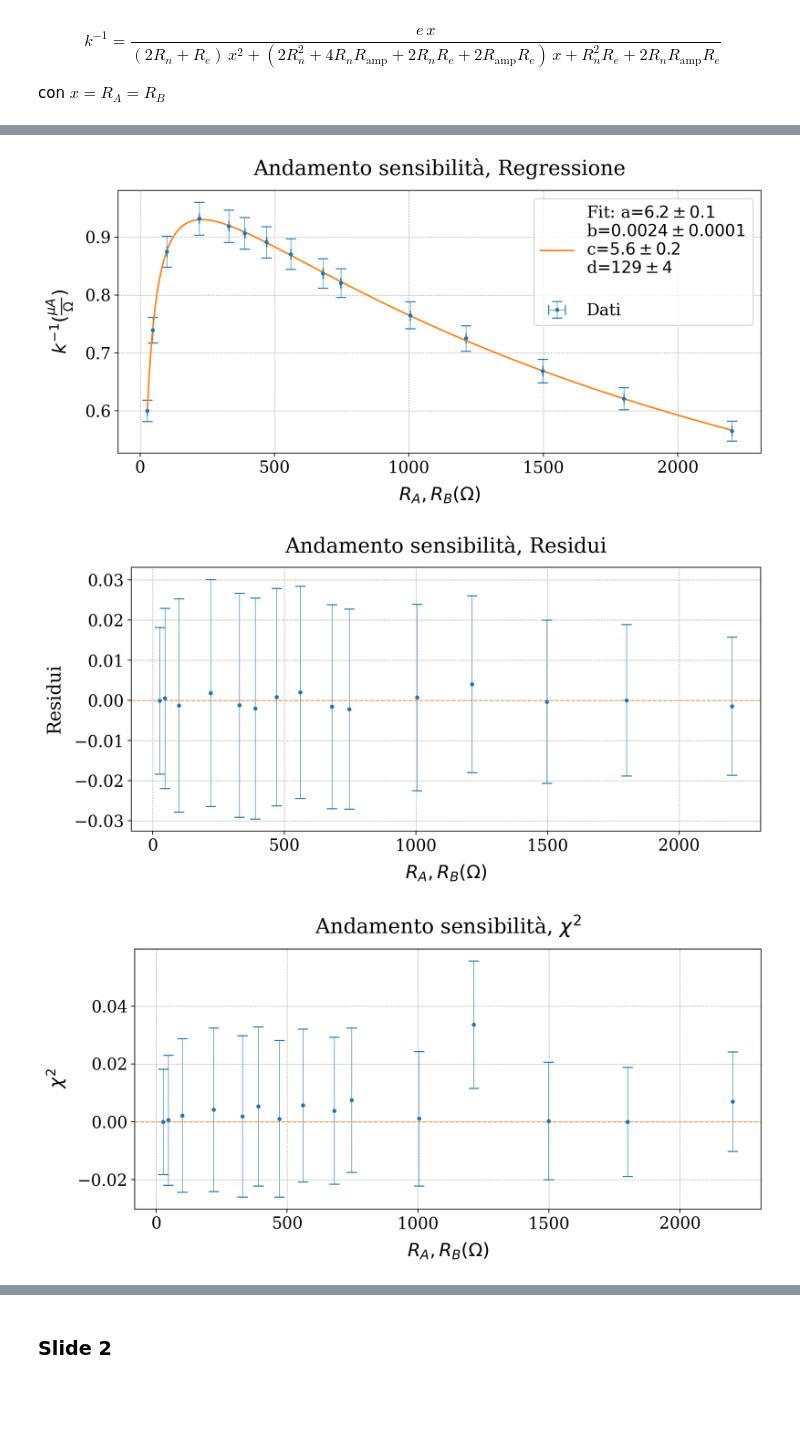
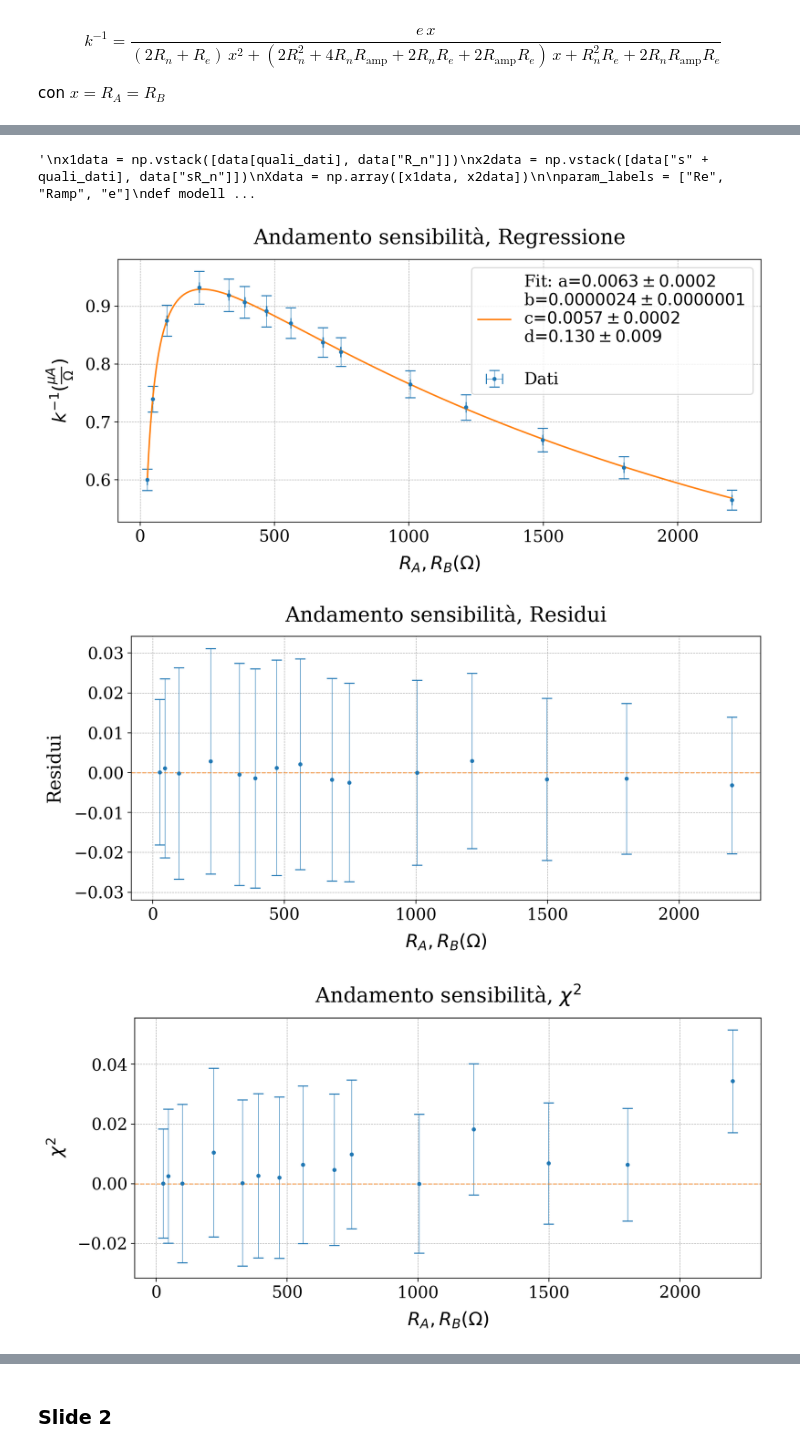
Before and after one commit to nichettg/Codici, a Jupyter notebook: 3. Ponte Wheatstone/analisi.ipynb, the cells around one changed output, grey strips where cells are left out. Saved outputs shown, nothing was run; the diff lists cells and outputs as text; code cells hidden in the pictures; blank space fills up the shorter version.

```diff
--- a/3. Ponte Wheatstone/analisi.ipynb
+++ b/3. Ponte Wheatstone/analisi.ipynb
@@ -190,10 +279,28 @@ beta0 = [10.0, 10.0, 10.0, 10.0]
 def modello(par, x):
     a,b,c,d = par
     return (a * x) / (b * x**2 + c * x + d)
+# %%
+"""
+x1data = np.vstack([data[quali_dati], data["R_n"]])
+x2data = np.vstack([data["s" + quali_dati], data["sR_n"]])
+Xdata = np.array([x1data, x2data])
+
+param_labels = ["Re", "Ramp", "e"]
+def modello(par, x):
+    Re, Ramp, e = par
+    R, Rn = x
+    return (e * R) / ((R + 2*Ramp + Rn) * (R*Re + 2*R*Rn + Re*Rn))
+beta0 = [0.1, 170.0, 10.0]
+
+anal = f.fit(Xdata,ydata,modello,beta0,chi=True)
+gf.salva_analisi(anal,param_labels,"test.txt")
+"""
+# %% [output]
+'\nx1data = np.vstack([data[quali_dati], data["R_n"]])\nx2data = np.vstack([data["s" + quali_dati], data["sR_n"]])\nXdata = np.array([x1data, x2data])\n\nparam_labels = ["Re", "Ramp", "e"]\ndef modell ...
 # %%
 titolo = "Andamento sensibilità"
 xlabel = r"$R_A,R_B (Ω)$"
-ylabel = r"$k^{-1} (\frac{μA}{Ω})$"
+ylabel = r"$k^{-1} (\frac{\mu A}{Ω})$"
 file_output1 = "residui.txt"
 file_output2 = "chi.txt"
 grafico_output1 = "Slide 1.pdf"
@@ -203,15 +310,8 @@ grafico_output3 = "Slide 1, Chi.pdf"
 #####################################
 ## Regressione
 #####################################
-if A==True:
-    quali_dati = "R_A"
-else:
-    quali_dati = "R_B"
 
-xdata = np.array([data[quali_dati], data["s" + quali_dati]])
-ydata = np.array([1/data["k"], data["sk"]/(data["k"]**2)])
-
-anal = f.fit(xdata,ydata,modello,beta0)
+anal = f.fit(xdata,ydata,modello,beta0,chi=True)
 
 #####################################
 ### Grafico Regressione
@@ -250,33 +350,33 @@ fig,ax = plt.subplots(1, 1,  figsize=(10, 5))
 gf.parametri_grafico(ax,titolo + ", Residui",xlabel=xlabel,ylabel="Residui")
 
 ax.errorbar(res[0],res[1],yerr=res[2],
             **gf.errorbar_params, color=gf.colori[0])
 ax.axhline(0,
            **gf.line_params, color=gf.colori[1])
 
 gf.salva_grafico(fig,grafico_output2)
 
 #####################################
 ### Chi
 #####################################
 
 f.inizializza_output(file_output2)
 chi = f.chi_quadro(xdata,ydata,anal[:,0],modello,file_output2,titolo)
 
 #####################################
 ### Grafico Chi
 #####################################
 
 fig,ax = plt.subplots(1, 1,  figsize=(10, 5))
 gf.parametri_grafico(ax,titolo + r", $\chi^2$",xlabel=xlabel,ylabel="$\chi^2$")
 
 ax.errorbar(chi[0],chi[1],yerr=chi[2],
             **gf.errorbar_params, color=gf.colori[0])
 ax.axhline(0,
            **gf.line_params, color=gf.colori[1])
 
 gf.salva_grafico(fig,grafico_output3)
 # %% [output]
-[figure, old version]
+[figure, new version]
-[figure, old version]
+[figure, new version]
-[figure, old version]
+[figure, new version]
```
Also changed, not shown: parts of 5 cells of this notebook, 10 other files.
